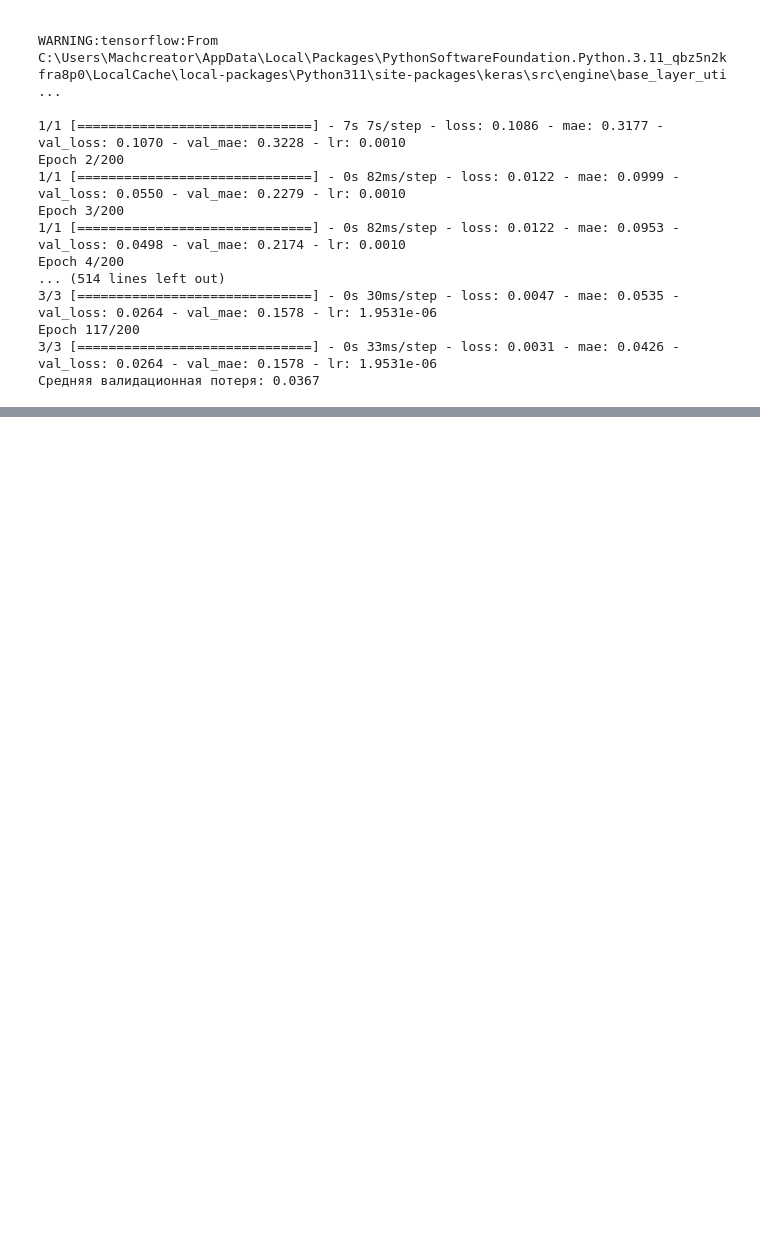
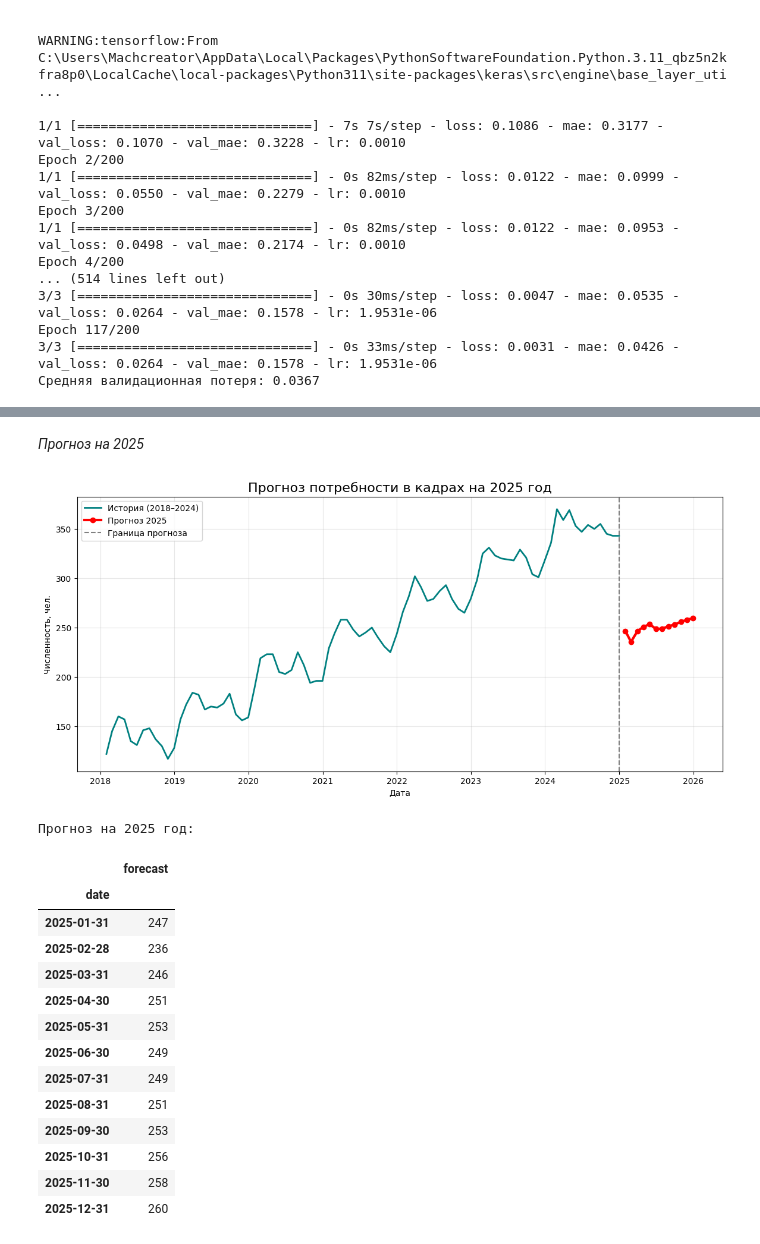
Before and after one commit to Slavik993/Explytacionnaya_Practica_Machine_Learning_5semestr, a Jupyter notebook: Shebanov_V15.ipynb, the cells around one changed output, grey strips where cells are left out. Drawn from its saved outputs; the diff is of its cells as text; code cells hidden in the pictures; blank space fills up the shorter version.

```diff
--- a/Shebanov_V15.ipynb
+++ b/Shebanov_V15.ipynb
@@ -270,0 +392,76 @@ Epoch 117/200
+# %% [markdown]
+*Прогноз на 2025*
+# %%
+def forecast_future(model, last_sequence, steps=12):
+    """
+    Рекурсивное прогнозирование с правильным сдвигом 3D-последовательности
+    """
+    preds = []
+    seq = last_sequence.copy()  # (1, SEQ_LENGTH, n_features)
+
+    for _ in range(steps):
+        # Предсказание
+        pred = model.predict(seq, verbose=0)  # (1, 1)
+        preds.append(pred[0, 0])
+
+        # Подготовка нового шага
+        # Берем последние (SEQ_LENGTH-1) шагов
+        shifted = seq[:, 1:, :]  # (1, 11, n_features)
+
+        # Создаём новый шаг: [pred, 0, 0, ..., 0] для всех фич
+        new_step = np.zeros((1, 1, seq.shape[2]))  # (1, 1, n_features)
+        new_step[0, 0, 0] = pred[0, 0]  # только первая фича — спрос
+
+        # Обновляем последовательность
+        seq = np.concatenate([shifted, new_step], axis=1)  # (1, 12, n_features)
+
+    # Обратное масштабирование
+    return scaler_demand.inverse_transform(np.array(preds).reshape(-1, 1))
+
+# === ПРОГНОЗ ===
+last_seq = X[-1:]  # (1, 12, n_features)
+future = forecast_future(model, last_seq, 12)
+future_dates = pd.date_range(start='2025-01-01', periods=12, freq='M')
+
+forecast_df = pd.DataFrame({
+    'date': future_dates,
+    'forecast': future.flatten()
+})
+forecast_df.set_index('date', inplace=True)
+
+# === ГРАФИК ===
+plt.figure(figsize=(14, 6))
+plt.plot(df.index, df['demand'], label='История (2018–2024)', color='teal', linewidth=2)
+plt.plot(forecast_df.index, forecast_df['forecast'],
+         label='Прогноз 2025', color='red', linewidth=3, marker='o')
+plt.axvline(x='2024-12-31', color='gray', linestyle='--', label='Граница прогноза')
+plt.title('Прогноз потребности в кадрах на 2025 год', fontsize=16)
+plt.xlabel('Дата')
+plt.ylabel('Численность, чел.')
+plt.legend()
+plt.grid(True, alpha=0.3)
+
+# Сохранение
+os.makedirs("results", exist_ok=True)
+plt.savefig('results/forecast_2025_final.png', dpi=300, bbox_inches='tight')
+plt.show()
+
+print("Прогноз на 2025 год:")
+display(forecast_df.round(0).astype(int))
+# %% [output]
+[figure, added]
+Прогноз на 2025 год:
+|  | forecast |
+| date |  |
+| 2025-01-31 | 247 |
+| 2025-02-28 | 236 |
+| 2025-03-31 | 246 |
+| 2025-04-30 | 251 |
+| 2025-05-31 | 253 |
+| 2025-06-30 | 249 |
+| 2025-07-31 | 249 |
+| 2025-08-31 | 251 |
+| 2025-09-30 | 253 |
+| 2025-10-31 | 256 |
+| 2025-11-30 | 258 |
+| 2025-12-31 | 260 |
```
Also changed, not shown: parts of 10 cells of this notebook, 8 other files.
